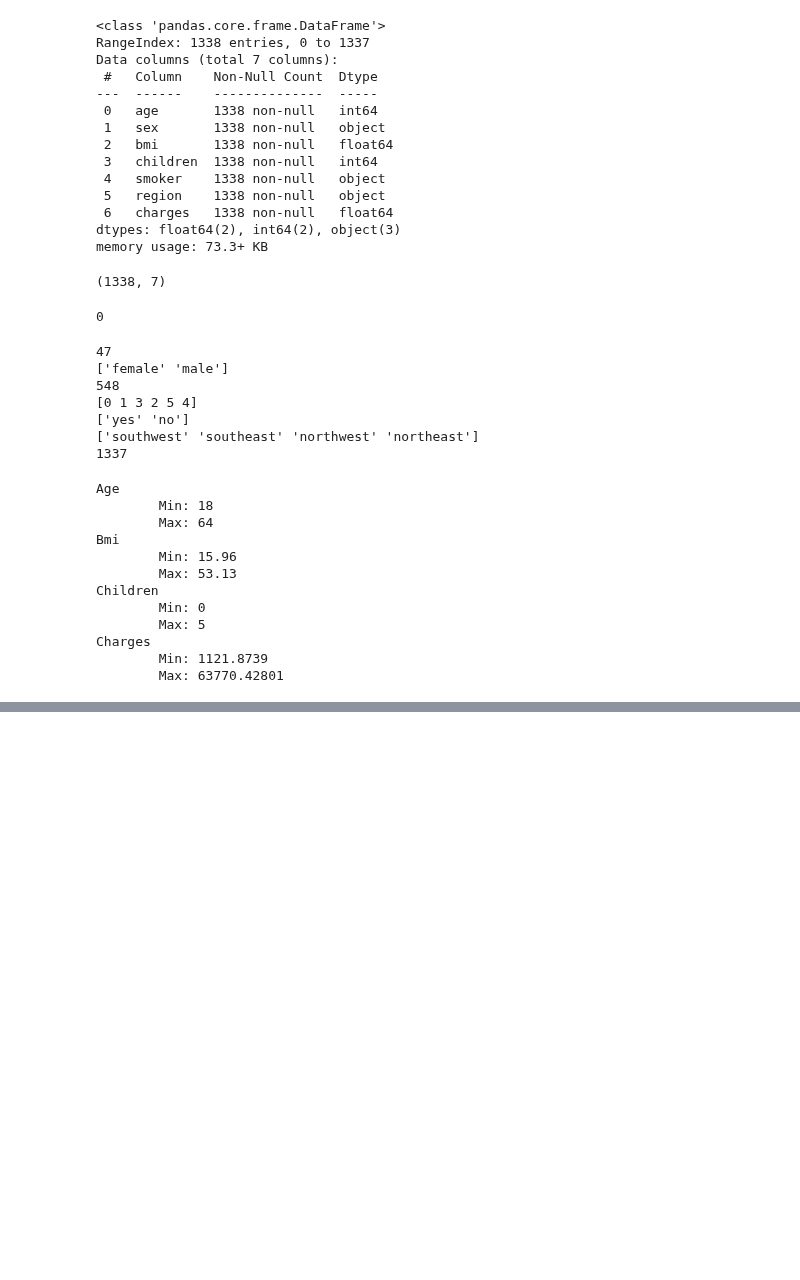
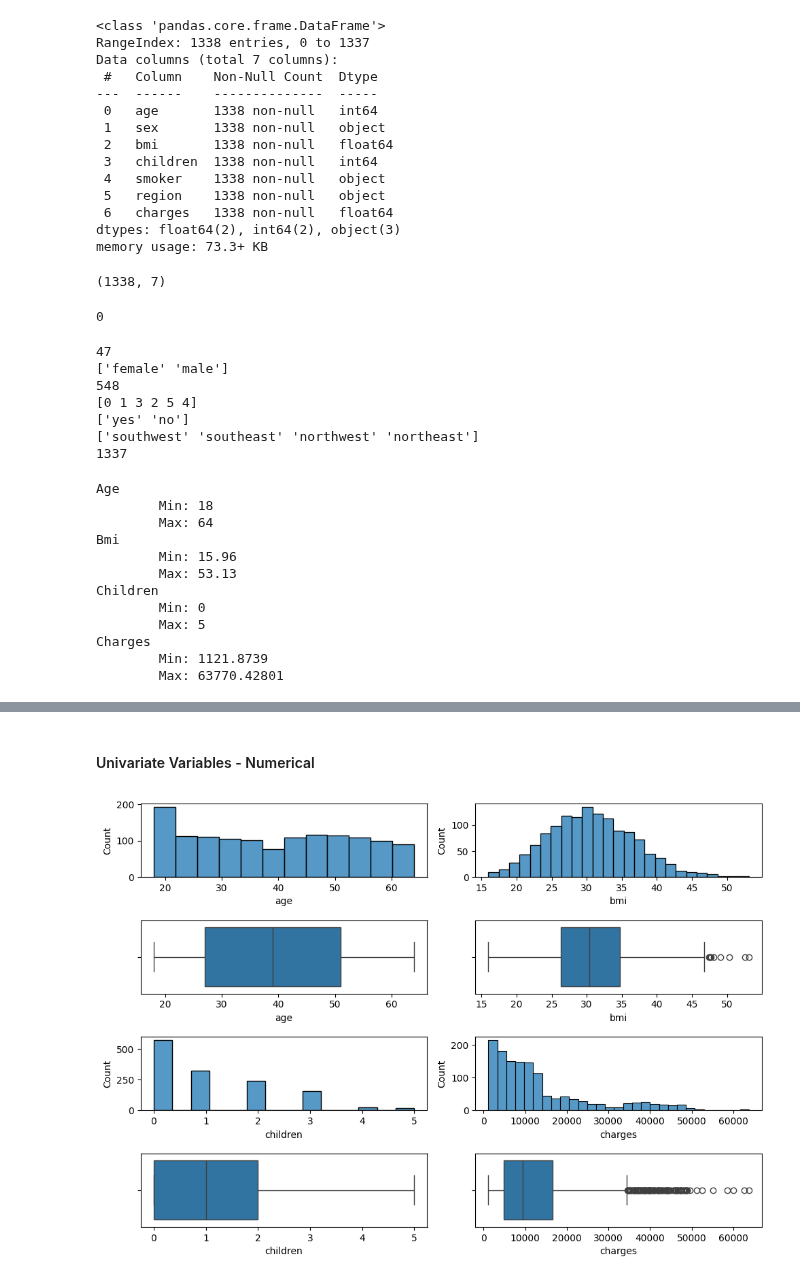
Before and after one commit to Diegomca98/4geeks-ml-template-prjs, a Jupyter notebook: src/explore.ipynb, the cells around one changed output, grey strips where cells are left out. Saved outputs shown, nothing was run; the diff lists cells and outputs as text; code cells hidden in the pictures; blank space fills up the shorter version.

```diff
--- a/src/explore.ipynb
+++ b/src/explore.ipynb
@@ -83,0 +144,70 @@ Charges
+# %% [markdown]
+#### Univariate Variables - Numerical
+# %%
+fig, axis = plt.subplots(
+    nrows = 4,
+    ncols = 2,
+    figsize = (
+        10, 7
+    )
+)
+
+#######################################
+
+sns.histplot(
+    ax = axis[0,0],
+    data = df,
+    x = 'age'
+)
+sns.boxplot(
+    ax = axis[1,0],
+    data = df,
+    x = 'age'
+)
+
+#######################################
+
+sns.histplot(
+    ax = axis[0,1],
+    data = df,
+    x = 'bmi'
+)
+sns.boxplot(
+    ax = axis[1,1],
+    data = df,
+    x = 'bmi'
+)
+
+#######################################
+
+sns.histplot(
+    ax = axis[2,0],
+    data = df,
+    x = 'children'
+)
+sns.boxplot(
+    ax = axis[3,0],
+    data = df,
+    x = 'children'
+)
+
+#######################################
+
+sns.histplot(
+    ax = axis[2,1],
+    data = df,
+    x = 'charges'
+)
+sns.boxplot(
+    ax = axis[3,1],
+    data = df,
+    x = 'charges'
+)
+
+#######################################
+
+plt.tight_layout()
+
+plt.show()
+# %% [output]
+[figure, added]
```
Also changed, not shown: parts of 27 cells of this notebook, 2 other files.
